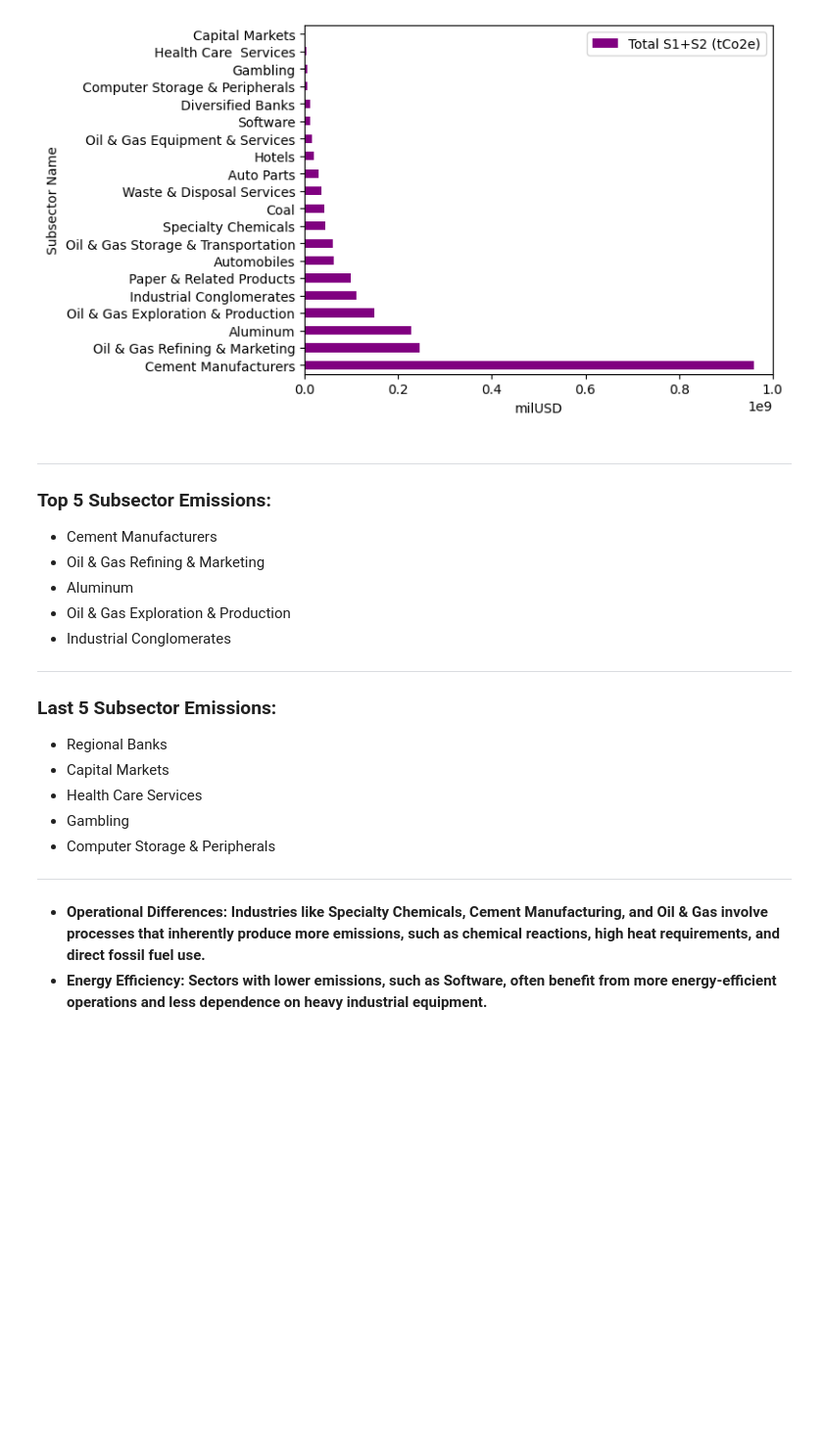
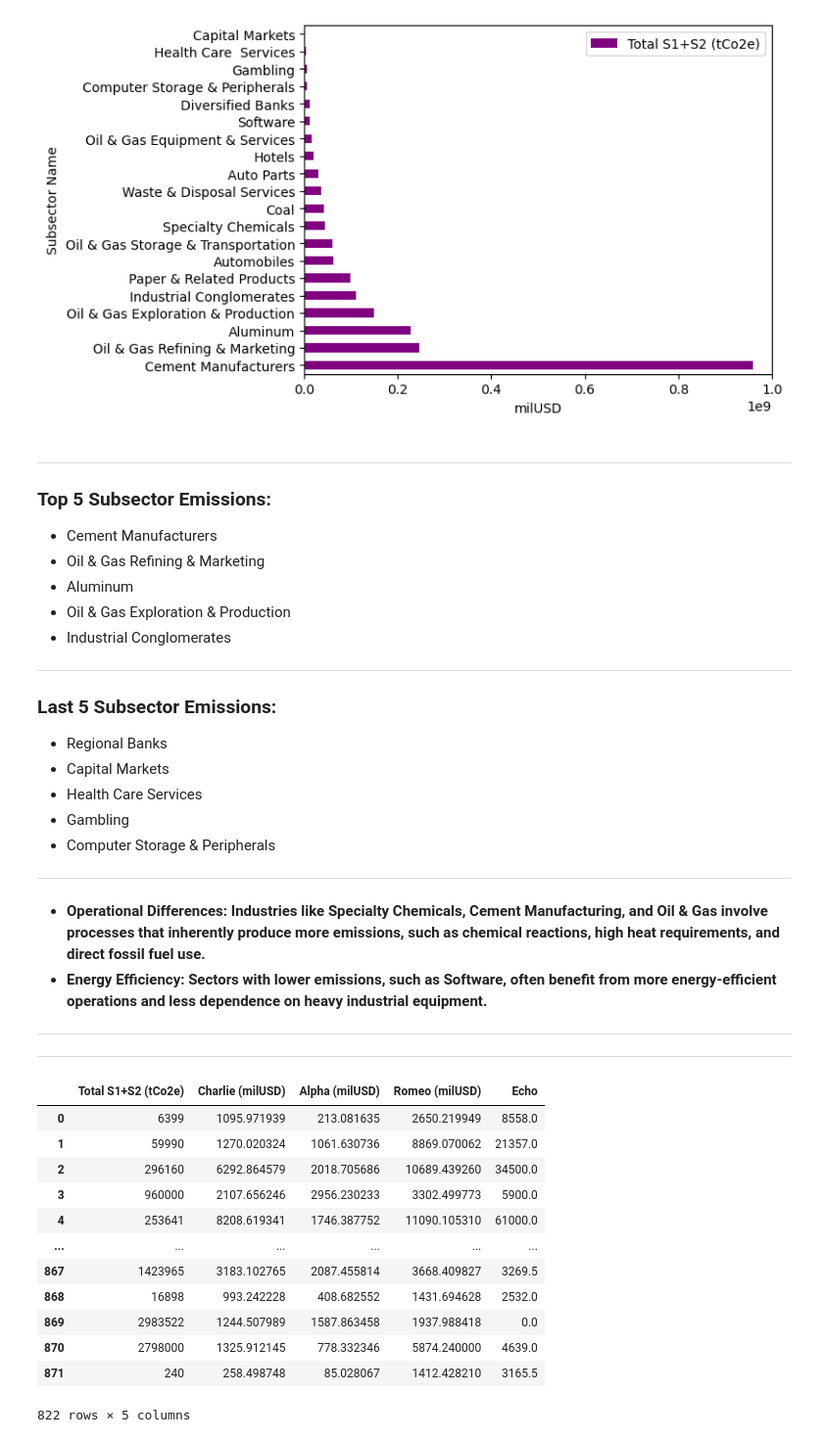
Before and after one commit to maniunix/scope_1_scope_2_emmisions, a Jupyter notebook: src/scope1_scope2_analysis.ipynb, the cells around one changed output. Shown at 98% size. Drawn from its saved outputs; the diff is of its cells as text; code cells hidden in the pictures; blank space fills up the shorter version.

```diff
--- a/src/scope1_scope2_analysis.ipynb
+++ b/src/scope1_scope2_analysis.ipynb
@@ -173,3 +156,22 @@ df.groupby("Subsector Name")["Total S1+S2 (tCo2e)"].sum().sort_values(ascending
 ---
 - __Operational Differences: Industries like Specialty Chemicals, Cement Manufacturing, and Oil & Gas involve processes that inherently produce more emissions, such as chemical reactions, high heat requirements, and direct fossil fuel use.__
 - __Energy Efficiency: Sectors with lower emissions, such as Software, often benefit from more energy-efficient operations and less dependence on heavy industrial equipment.__
+---
+---
+# %%
+new_df = df.copy()[['Total S1+S2 (tCo2e)','Charlie (milUSD)', 'Alpha (milUSD)', 'Romeo (milUSD)', 'Echo']]
+new_df
+# %% [output]
+|  | Total S1+S2 (tCo2e) | Charlie (milUSD) | Alpha (milUSD) | Romeo (milUSD) | Echo |
+| 0 | 6399 | 1095.971939 | 213.081635 | 2650.219949 | 8558.0 |
+| 1 | 59990 | 1270.020324 | 1061.630736 | 8869.070062 | 21357.0 |
+| 2 | 296160 | 6292.864579 | 2018.705686 | 10689.439260 | 34500.0 |
+| 3 | 960000 | 2107.656246 | 2956.230233 | 3302.499773 | 5900.0 |
+| 4 | 253641 | 8208.619341 | 1746.387752 | 11090.105310 | 61000.0 |
+| ... | ... | ... | ... | ... | ... |
+| 867 | 1423965 | 3183.102765 | 2087.455814 | 3668.409827 | 3269.5 |
+| 868 | 16898 | 993.242228 | 408.682552 | 1431.694628 | 2532.0 |
+| 869 | 2983522 | 1244.507989 | 1587.863458 | 1937.988418 | 0.0 |
+| 870 | 2798000 | 1325.912145 | 778.332346 | 5874.240000 | 4639.0 |
+| 871 | 240 | 258.498748 | 85.028067 | 1412.428210 | 3165.5 |
+822 rows × 5 columns
```
Also changed, not shown: parts of 3 cells of this notebook.
